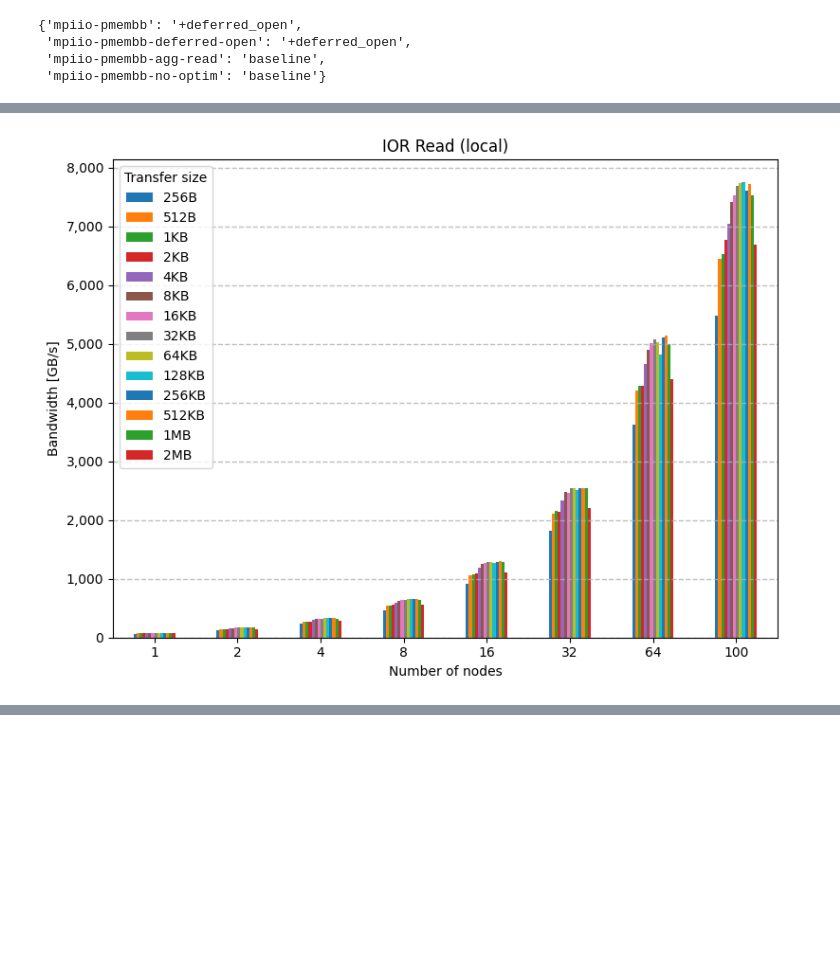
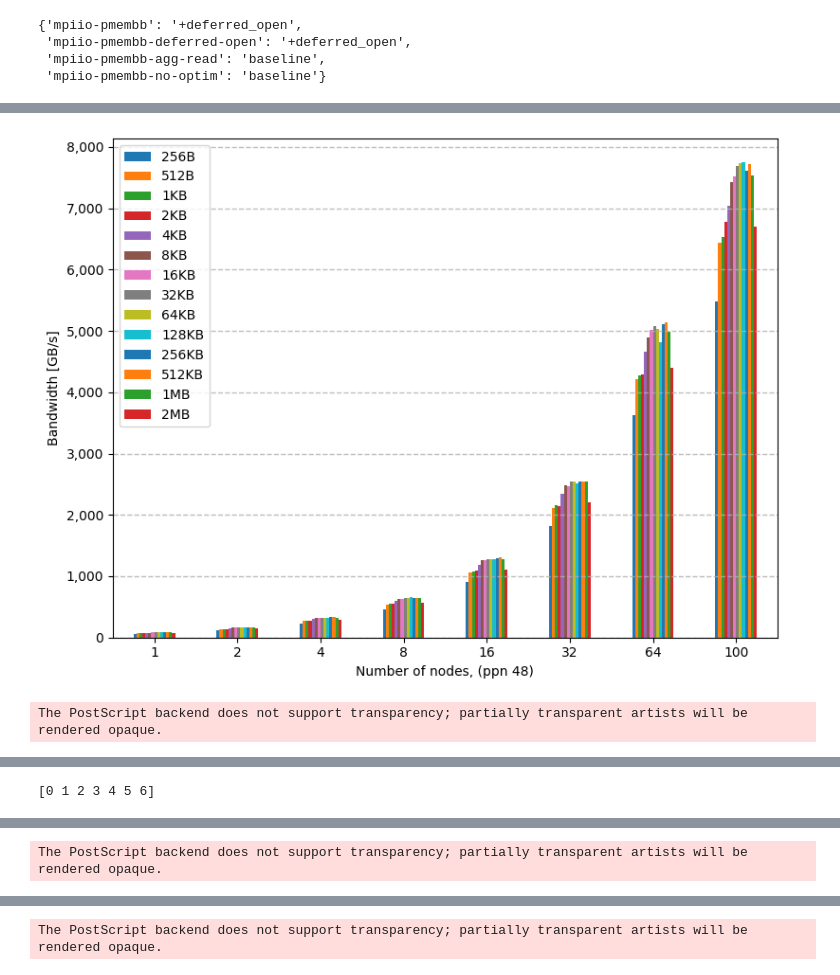
Before and after one commit to tsukuba-hpcs/mpiio-pmembb, a Jupyter notebook: src/ior/ior.ipynb, the cells around one changed output, grey strips where cells are left out. Saved outputs shown, nothing was run; the diff lists cells and outputs as text; code cells hidden in the pictures; blank space fills up the shorter version.

Commit message:
Update ior plot and fig

```diff
--- a/src/ior/ior.ipynb
+++ b/src/ior/ior.ipynb
@@ -27,9 +27,9 @@ BENCHMARK_NAME="ior"
 FIG_DIR = Path(f"../../fig/{BENCHMARK_NAME}").resolve()
 FIG_DIR.mkdir(parents=True, exist_ok=True)
 def save(fig, name):
-    # for ext in ('png',):
-    #     fig.savefig(FIG_DIR / f'{name}.{ext}', bbox_inches = 'tight')
-    pass
+    for ext in ('png', 'eps'):
+        fig.savefig(FIG_DIR / f'{name}.{ext}', bbox_inches = 'tight')
+    # pass
 # %%
 def load_ior_summary_list(json_file: Path):
     data = json.loads(json_file.read_text())
@@ -424,4 +372,7 @@ write
 # %%
+def network_limit(nnodes, bandwidth_per_node=25):
+    return nnodes * bandwidth_per_node
+
 df = (
     same_setting_grouper["bwGB"].max()
     # .agg({
@@ -445,45 +396,63 @@ for (access, reorder, label), df_sub, in df.groupby(["access", "reorder", "label
 
         fig = plt.figure(figsize=(8, 6), dpi=100)
         fig.patch.set_alpha(1)
+        # ax=fig.add_subplot()
 
         ax = df_plot.plot(
             ax=fig.add_subplot(),
             kind="bar",
             # kind="line",
             # xlabel="Transfer size [B]",
-            xlabel="Number of nodes",
+            xlabel="Number of nodes, (ppn 48)",
             ylabel="Bandwidth [GB/s]" if value == "bwGB" else "Elapsed time [sec]",
             # style=".-",
             rot=0,
         )
-        ax.set_title(f"IOR {label}")
+        if reorder:
+            # バーグラフのx軸の目盛りの位置を取得
+            xticks = ax.get_xticks()
+            print(xticks)
+
+            # ノード数に対応するネットワーク帯域幅の限界値を計算
+            network_limits = [network_limit(nnodes) for nnodes in df_plot.index]
+
+            # 各ノード数に対してネットワーク帯域幅の限界線をプロット
+            for xtick, limit in zip(xticks, network_limits):
+                ax.axhline(y=limit, xmin=(xtick+0.1)/len(xticks), xmax=(xtick + 0.8)/len(xticks), color='red', linestyle='--', linewidth=1)
+
+            # 凡例にネットワーク限界線を追加
+            ax.plot([], [], linestyle="--", color="red", label="Network Limit")
+
+        # ax.set_title(f"IOR {label}")
         # ax.set_xscale("log", base=2)
         # ax.set_xticks(df_plot.index, [pretty_fmt(x, suffix="") for x in df_plot.index])
         ax.grid(which = "major", axis = "y", alpha = 0.8, linestyle = "--", linewidth = 1)
         # handles, labels = ax.get_legend_handles_labels()# 凡例の情報を取得
         # ax.legend(title='nnodes', handles=handles[::-1],labels=labels[::-1])# 判例を逆順に表示
         ax.yaxis.set_major_formatter(FuncFormatter(comma_formatter))
 
         # legend_title = ax.get_legend().get_title().get_text()
         # ax.legend(title=legend_title, bbox_to_anchor=(1.01, 1), loc='upper left', borderaxespad=0.)
-        ax.legend(title="Transfer size")
+        # ax.legend(title="Transfer size")
+        ax.legend(title="")
         plt.tight_layout()
 
         fig.show()
         plt.show()
         save(fig, F"ior_{access}_{'remote' if reorder else 'local'}_{value}")
 # %% [output]
 | transferSizeH | 256B | 512B | 1KB | 2KB | 4KB | 8KB | 16KB | 32KB | 64KB | 128KB | ... |
 | nnodes |  |  |  |  |  |  |  |  |  |  | ... |
 | 1 | 59.937796 | 69.043245 | 68.590326 | 69.465175 | 76.338659 | 80.478184 | 81.830313 | 82.759076 | 82.921406 | 83.200613 | ... |
 | 2 | 119.938596 | 139.482530 | 140.211936 | 140.756915 | 154.256532 | 162.822235 | 166.431911 | 167.684872 | 169.125535 | 169.882509 | ... |
 | 4 | 234.150514 | 268.633205 | 275.360832 | 275.415709 | 299.782369 | 317.136574 | 321.370639 | 325.069035 | 326.613110 | 327.803015 | ... |
 | 8 | 464.785043 | 537.723202 | 545.967425 | 552.347780 | 597.861130 | 626.206973 | 635.562124 | 648.126400 | 649.463634 | 654.396892 | ... |
 | 16 | 911.391293 | 1068.261470 | 1083.172753 | 1086.242740 | 1189.896360 | 1256.471741 | 1268.877118 | 1283.556422 | 1283.088861 | 1276.106926 | ... |
 | 32 | 1811.834229 | 2109.782500 | 2152.598944 | 2141.145805 | 2337.090638 | 2486.218370 | 2463.978950 | 2546.018171 | 2545.860828 | 2510.047941 | ... |
 | 64 | 3624.566264 | 4213.781161 | 4280.375483 | 4293.161774 | 4662.839176 | 4892.790739 | 5010.175516 | 5073.063752 | 5030.160458 | 4818.607626 | ... |
 | 100 | 5479.364182 | 6442.494305 | 6530.482860 | 6772.440746 | 7039.808650 | 7424.626788 | 7527.117014 | 7686.149692 | 7740.061536 | 7750.595630 | ... |
-[figure, old version]
+[figure, new version]
+The PostScript backend does not support transparency; partially transparent artists will be rendered opaque.
 | transferSizeH | 256B | 512B | 1KB | 2KB | 4KB | 8KB | 16KB | 32KB | 64KB | 128KB | ... |
 | nnodes |  |  |  |  |  |  |  |  |  |  | ... |
 | 2 | 4.887663 | 9.309238 | 17.252629 | 31.216620 | 44.116229 | 47.178962 | 47.957393 | 48.437253 | 48.522570 | 48.568824 | ... |
@@ -493,3 +462,4 @@ for (access, reorder, label), df_sub, in df.groupby(["access", "reorder", "label
 | 32 | 61.436965 | 116.414096 | 192.563174 | 383.170215 | 636.516599 | 736.027829 | 759.598960 | 769.056710 | 766.485555 | 768.784026 | ... |
 | 64 | 122.353868 | 232.120670 | 383.284577 | 772.236503 | 1279.679655 | 1489.254594 | 1522.365739 | 1537.975750 | 1524.865183 | 1539.120074 | ... |
 | 100 | 192.169223 | 365.171100 | 605.677897 | 1179.059970 | 1960.132553 | 2290.634927 | 2344.225928 | 2382.250783 | 2359.441943 | 2379.961711 | ... |
+[0 1 2 3 4 5 6]
@@ -497,3 +467,4 @@ for (access, reorder, label), df_sub, in df.groupby(["access", "reorder", "label
+The PostScript backend does not support transparency; partially transparent artists will be rendered opaque.
 | transferSizeH | 256B | 512B | 1KB | 2KB | 4KB | 8KB | 16KB | 32KB | 64KB | 128KB | ... |
 | nnodes |  |  |  |  |  |  |  |  |  |  | ... |
 | 1 | 26.309229 | 26.470330 | 26.261931 | 26.210188 | 25.861533 | 25.107555 | 25.016613 | 24.969357 | 25.060271 | 24.991053 | ... |
@@ -507,0 +479 @@ for (access, reorder, label), df_sub, in df.groupby(["access", "reorder", "label
+The PostScript backend does not support transparency; partially transparent artists will be rendered opaque.
```
Also changed, not shown: parts of 5 cells of this notebook, 14 other files.
